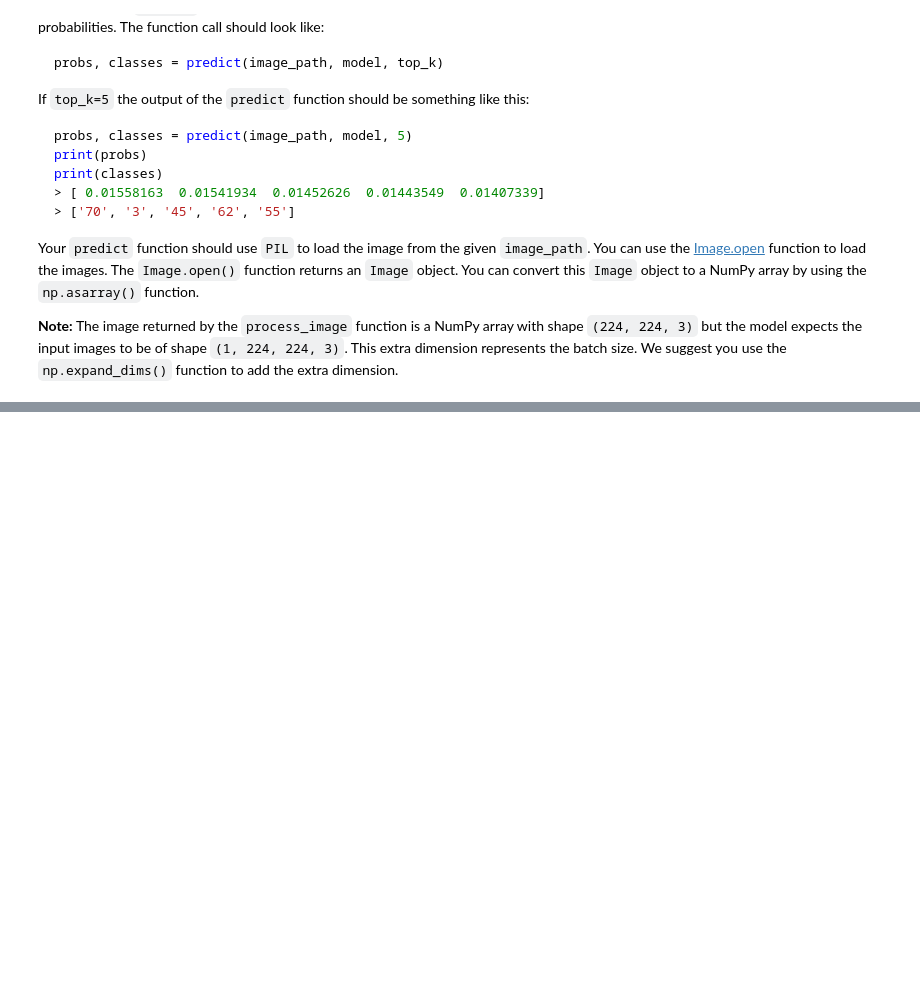
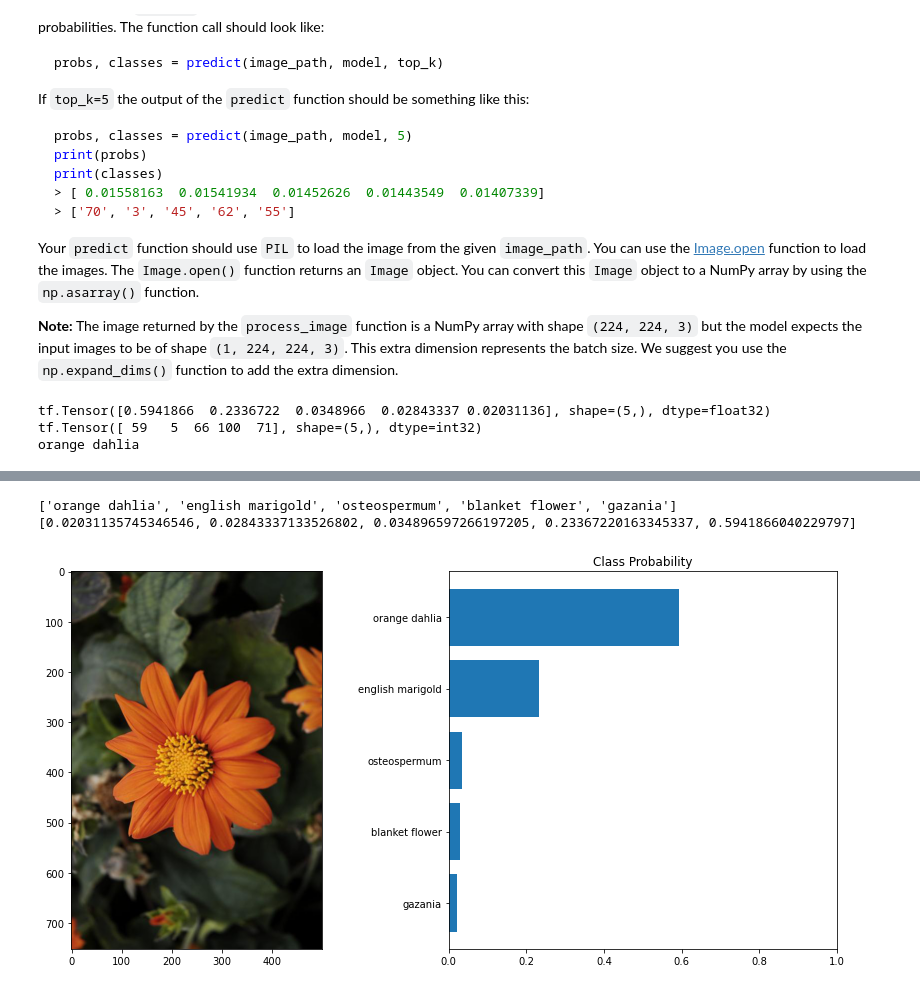
Before and after one commit to tom-itl/Machine_Learning, a Jupyter notebook: p2_image_classifier/Project_Image_Classifier_Project.ipynb, the cells around one changed output, grey strips where cells are left out. Saved outputs shown, nothing was run; the diff lists cells and outputs as text; code cells hidden in the pictures; blank space fills up the shorter version.

```diff
--- a/p2_image_classifier/Project_Image_Classifier_Project.ipynb
+++ b/p2_image_classifier/Project_Image_Classifier_Project.ipynb
@@ -314,3 +433,10 @@ Finally, convert your image back to a NumPy array using the `.numpy()` method.
+# %%
+# TODO: Create the process_image function
+def process_image(np_image):
+    tf_image = tf.convert_to_tensor(np_image)
+    tf_image = tf.image.resize(np_image, [IMG_DIM, IMG_DIM])
+    tf_image /= 255.0
+    return tf_image.numpy()
 # %% [markdown]
 To check your `process_image` function we have provided 4 images in the `./test_images/` folder:
 
@@ -365,3 +491,27 @@ Your `predict` function should use `PIL` to load the image from the given `image
+# %%
+# TODO: Create the predict function
+def predict(image_path, model, top_k):
+    image = process_image(np.asarray(Image.open(image_path)))
+    image = np.expand_dims(image, axis=0)
+
+    pred = model.predict(image)
+
+    pred = pred[0].tolist()
+
+    probs, classes = tf.math.top_k(pred, k=top_k)
+
+    return probs, classes + 1 # Correct class index to 1-based used in class_names
+# %%
+test_image = './test_images/orange_dahlia.jpg'
+
+probs, classes = predict(test_image, loaded_model, 5)
+print(probs)
+print(classes)
+print(class_names[str(classes.numpy()[0])])
+# %% [output]
+tf.Tensor([0.5941866  0.2336722  0.0348966  0.02843337 0.02031136], shape=(5,), dtype=float32)
+tf.Tensor([ 59   5  66 100  71], shape=(5,), dtype=int32)
+orange dahlia
 # %% [markdown]
 # Sanity Check
 
@@ -381,0 +530,22 @@ You can convert from the class integer labels to actual flower names using `clas
+# %%
+# TODO: Plot the input image long with the top 5 classes
+categories = []
+for flower_class in classes.numpy():
+    categories.append(class_names[str(flower_class)])
+
+print(categories)
+print(sorted(probs.numpy().tolist()))
+
+fig, (ax1, ax2) = plt.subplots(figsize=(12, 6), ncols=2)
+ax1.imshow(Image.open(test_image))
+# ax1.set_title('Input Test Image')
+ax2.barh(categories, probs) #sorted(probs.numpy().tolist()))
+ax2.invert_yaxis()
+ax2.set_title('Class Probability')
+ax2.set_xlim([0.0, 1.0])
+plt.tight_layout()
+plt.show()
+# %% [output]
+['orange dahlia', 'english marigold', 'osteospermum', 'blanket flower', 'gazania']
+[0.02031135745346546, 0.02843337133526802, 0.034896597266197205, 0.23367220163345337, 0.5941866040229797]
+[figure, added]
```
Also changed, not shown: parts of 22 cells of this notebook, 2 other files.
